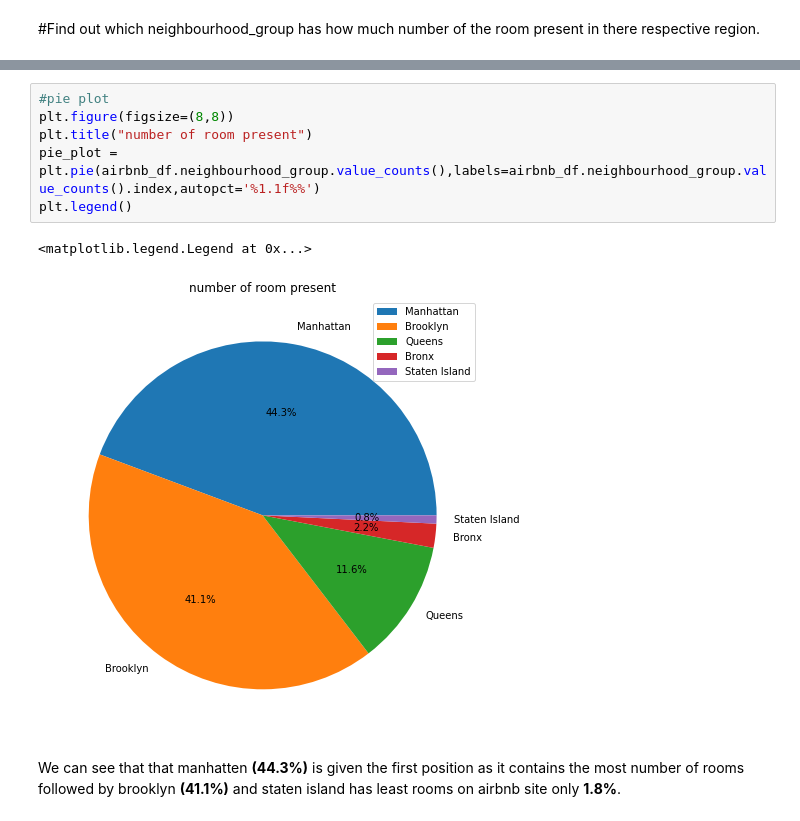
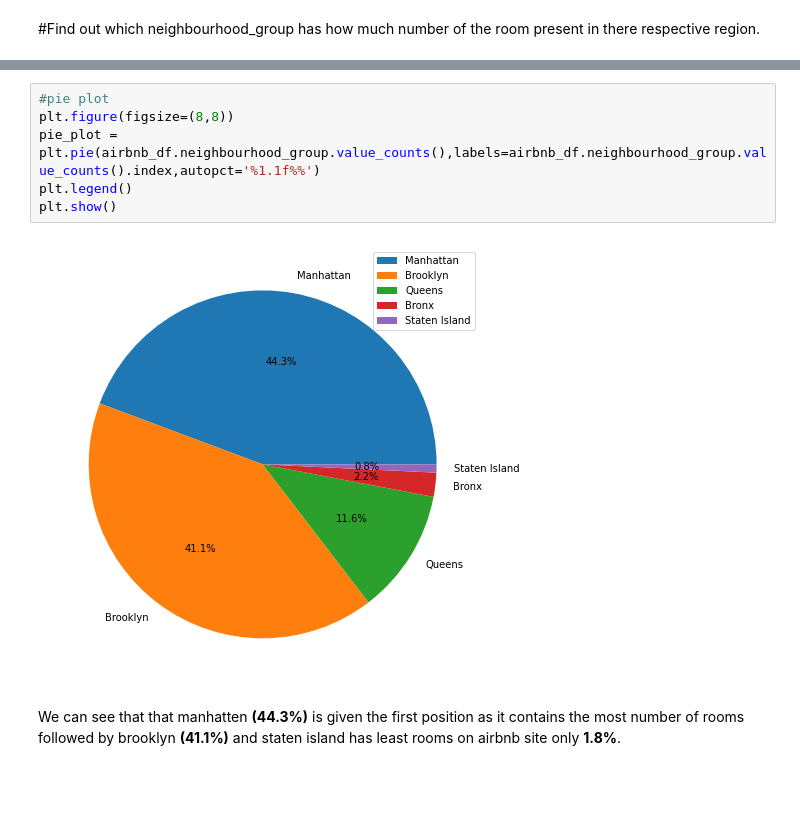
Before and after one commit to Gyanendra079/Airbnb-Bookings-Analysis---Capstone-project, a Jupyter notebook: [Gyanendra_kumar_Porwal_]Airbnb_Bookings_Analysis_Capstone_Project.ipynb, the cells around one changed output, grey strips where cells are left out. Saved outputs shown, nothing was run; the diff lists cells and outputs as text; blank space fills up the shorter version.

```diff
--- a/[Gyanendra_kumar_Porwal_]Airbnb_Bookings_Analysis_Capstone_Project.ipynb
+++ b/[Gyanendra_kumar_Porwal_]Airbnb_Bookings_Analysis_Capstone_Project.ipynb
@@ -202,12 +203,11 @@ plt.show()
 # %%
 #pie plot
 plt.figure(figsize=(8,8))
-plt.title("number of room present")
 pie_plot = plt.pie(airbnb_df.neighbourhood_group.value_counts(),labels=airbnb_df.neighbourhood_group.value_counts().index,autopct='%1.1f%%')
 plt.legend()
+plt.show()
 # %% [output]
-<matplotlib.legend.Legend at 0x...>
-[figure, old version]
+[figure, new version]
 # %% [markdown]
 We can see that that manhatten **(44.3%)** is given the first position as it contains the most number of rooms followed by brooklyn **(41.1%)** and staten island has least rooms on airbnb site only **1.8%**.
 # %% [markdown]
```
Also changed, not shown: parts of 30 cells of this notebook.
